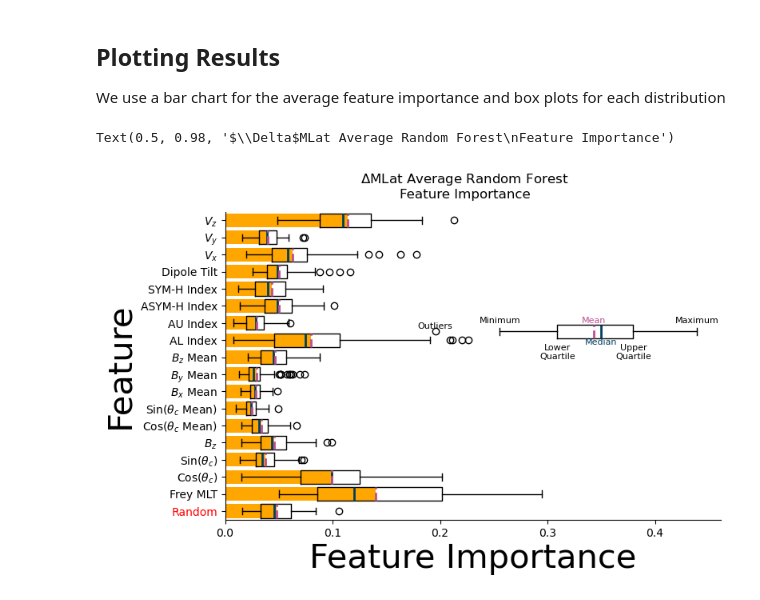
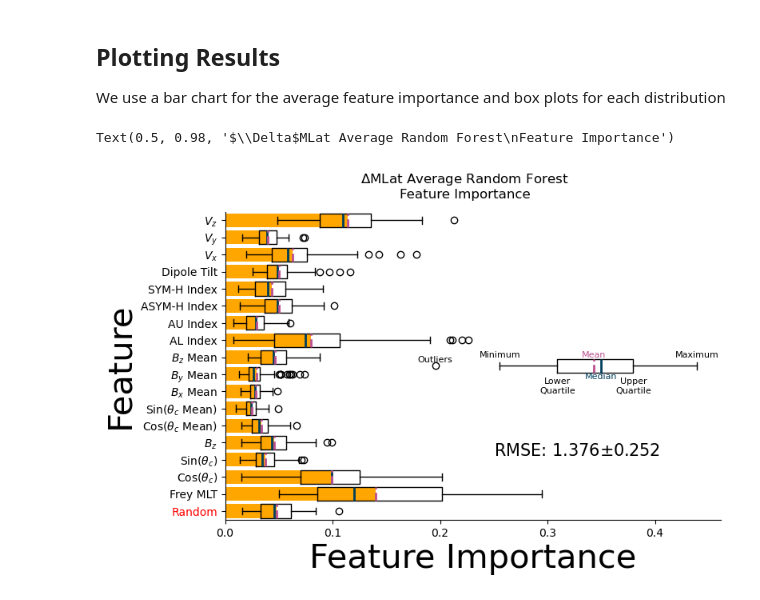
Before and after one commit to 08walkersj/Substorm_Onset_Conjugate_Displacement, a Jupyter notebook: Paper_Figures/Figure11_FeatureMLat.ipynb, the cells around one changed output. Saved outputs shown, nothing was run; the diff lists cells and outputs as text; code cells hidden in the pictures.

Commit message:
added RMSE to figures

```diff
--- a/Paper_Figures/Figure11_FeatureMLat.ipynb
+++ b/Paper_Figures/Figure11_FeatureMLat.ipynb
@@ -134,45 +148,56 @@ We use pool to speed up the feature importance so that more than one feature imp
 # %%
 # Create a Pool of workers
 with Pool() as pool:
-    # Map the train_and_get_feature_importance function to the seed_list
-    feature_importance = pool.map(train_and_get_feature_importance, seed_list)
-feature_importance= np.concatenate(feature_importance)
+    # Map the train_and_evaluate to the seed_list
+    results = pool.map(train_and_evaluate, seed_list)
+# Separate feature importances and metrics
+all_feature_importances = np.concatenate([result[0] for result in results], axis=0)
+all_metrics = np.concatenate([result[1] for result in results], axis=0)
 # Calculate mean feature importance across all seeds
-FI= mean_feature_importance = np.mean(feature_importance, axis=0)
+mean_feature_importance = np.mean(all_feature_importances, axis=0)
+
+# Calculate metrics summary statistics
+metrics_summary = {
+    "RMSE": (np.mean(all_metrics[:, 0]), np.std(all_metrics[:, 0])),
+    "MAE": (np.mean(all_metrics[:, 1]), np.std(all_metrics[:, 1])),
+    "MAPE": (np.mean(all_metrics[:, 2]), np.std(all_metrics[:, 2]))
+}
 # %% [markdown]
 ## Plotting Results
 We use a bar chart for the average feature importance and box plots for each distribution
 # %%
 # mean_feature_importance contains the stable estimate of feature importance
 fig= plt.figure(figsize=(8, 5))
 ax=fig.add_subplot()
 
 # Bar chart for the mean feature importance
-bar= ax.barh(X.columns, FI, **barchart)
+bar= ax.barh(X.columns, mean_feature_importance, **barchart)
 add_boxkey(ax, width=[round(Bar.get_bbox().height, 1) for Bar in bar.get_children()][0],
-           ypos=10.5, boxplotkwargs=boxplot)
+           ypos=8.5, boxplotkwargs=boxplot)
 
 # Box plots for the feature importance distributions
-ax.boxplot(feature_importance, vert=False, positions=range(0, len(X.columns)),
+ax.boxplot(all_feature_importances, vert=False, positions=range(0, len(X.columns)),
            widths= [round(Bar.get_bbox().height, 1) for Bar in bar.get_children()],
            showmeans = True, meanline = True, **boxplot)
+# RMSE mean and standard deviation
+ax.text(.25, 3.5, rf'RMSE: {metrics_summary["RMSE"][0]:.3f}$\pm${metrics_summary["RMSE"][1]:.3f}', size=15, va='center', ha='left')
 # Defining Column Strings
 columns= ['Random','Frey MLT','Cos($\\theta_c$)', 'Sin($\\theta_c$)',
           '$B_z$',
           'Cos($\\theta_c$ Mean)', 'Sin($\\theta_c$ Mean)',
           '$B_x$ Mean','$B_y$ Mean', '$B_z$ Mean',
           'AL Index','AU Index', 'ASYM-H Index', 'SYM-H Index', 'Dipole Tilt', r'$V_x$', r'$V_y$', r'$V_z$']
 
 ax.set_yticks(list(range(0, len(columns))))
 
 ax.set_yticklabels(columns)
 ax.get_yticklabels()[0].set_color('r')
 
 ax.spines['right'].set_visible(False)
 ax.spines['top'].set_visible(False)
 ax.set_ylabel('Feature', size=30)
 ax.set_xlabel('Feature Importance', size=30)
 fig.suptitle('$\Delta$MLat Average Random Forest\nFeature Importance')
 # %% [output]
 Text(0.5, 0.98, '$\\Delta$MLat Average Random Forest\nFeature Importance')
-[figure, old version]
+[figure, new version]
```
Also changed, not shown: parts of 2 cells of this notebook, 2 other files.
